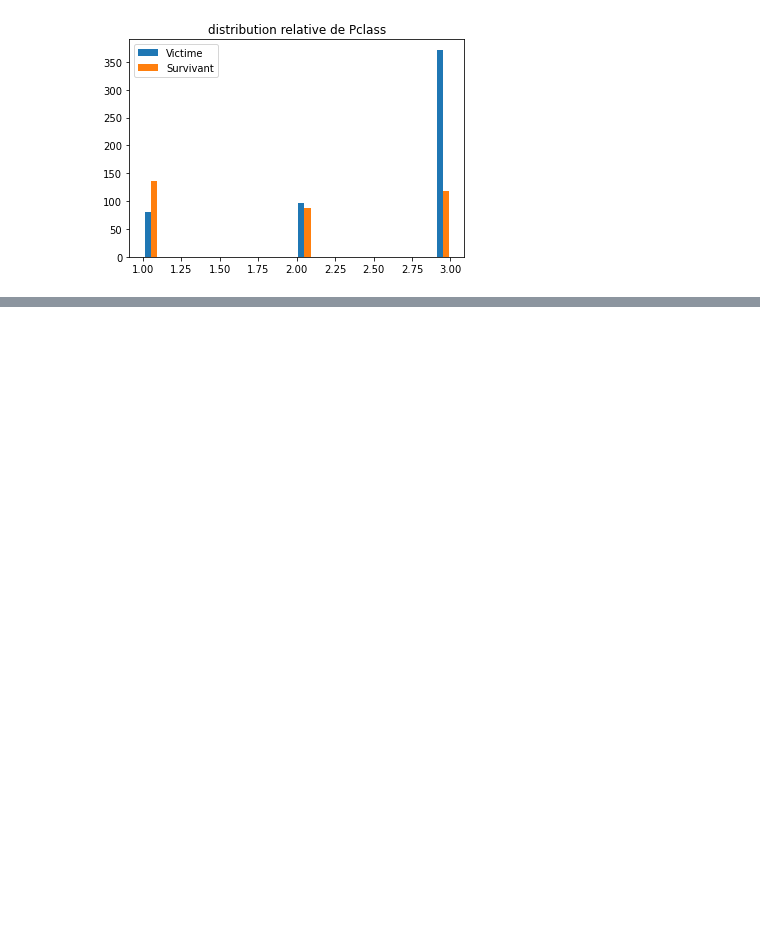
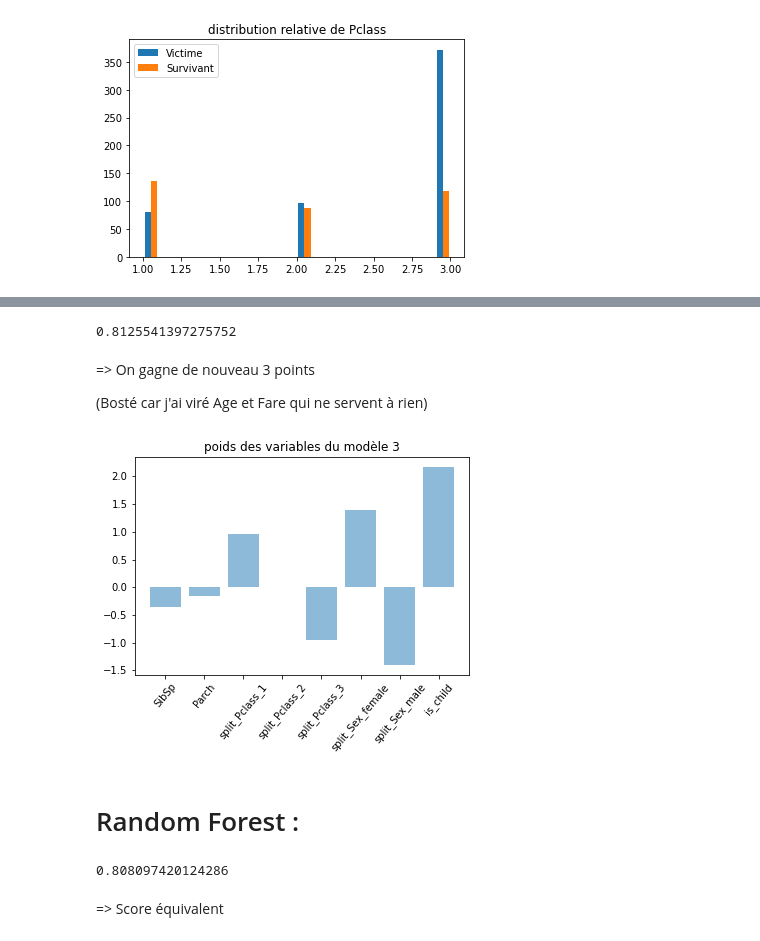
Before and after one commit to aquinquenel/kaggle_projects, a Jupyter notebook: titanic/Titanic.ipynb, the cells around one changed output, grey strips where cells are left out. Cells and saved outputs as stored; diff of their text form; code cells hidden in the pictures; blank space fills up the shorter version.

```diff
--- a/titanic/Titanic.ipynb
+++ b/titanic/Titanic.ipynb
@@ -72,0 +215,31 @@ plot_hist('Pclass')
+# %%
+def parse_model_3(X):
+    target = X.Survived
+    to_dummy = ['Pclass', 'Sex']
+    for dum in to_dummy:
+        split_temp = pd.get_dummies(X[dum],prefix='split_'+dum)
+        for col in split_temp:
+            X[col] = split_temp[col]
+        del X[dum]
+    X['Age'] = X['Age'].fillna(X['Age'].median())
+    X['is_child'] = X.Age < 8
+    to_del = ['Name', 'Cabin', 'Embarked', 'Survived', 'Ticket', 'Age', 'Fare']
+    for _ in to_del: del X[_]
+    return X, target
+# %%
+X,y = parse_model_3(train.copy())
+# %%
+lr = LogisticRegression()
+compute_score(lr,X,y)
+# %% [output]
+0.8125541397275752
+# %% [markdown]
+=> On gagne de nouveau 3 points
+
+(Bosté car j'ai viré Age et Fare qui ne servent à rien)
+# %%
+display_poids_variables(X,y,'poids des variables du modèle 3')
+# %% [output]
+[figure, added]
+# %% [markdown]
+# Random Forest :
@@ -73,2 +248,10 @@ plot_hist('Pclass')
+# %%
+X,y = parse_model_3(train.copy())
+rf = RandomForestClassifier()
+compute_score(rf,X,y)
+# %% [output]
+0.808097420124286
+# %% [markdown]
+=> Score équivalent
 # %%
 test = pd.read_csv('data/test.csv',sep=',')
```
Also changed, not shown: parts of 21 cells of this notebook.
